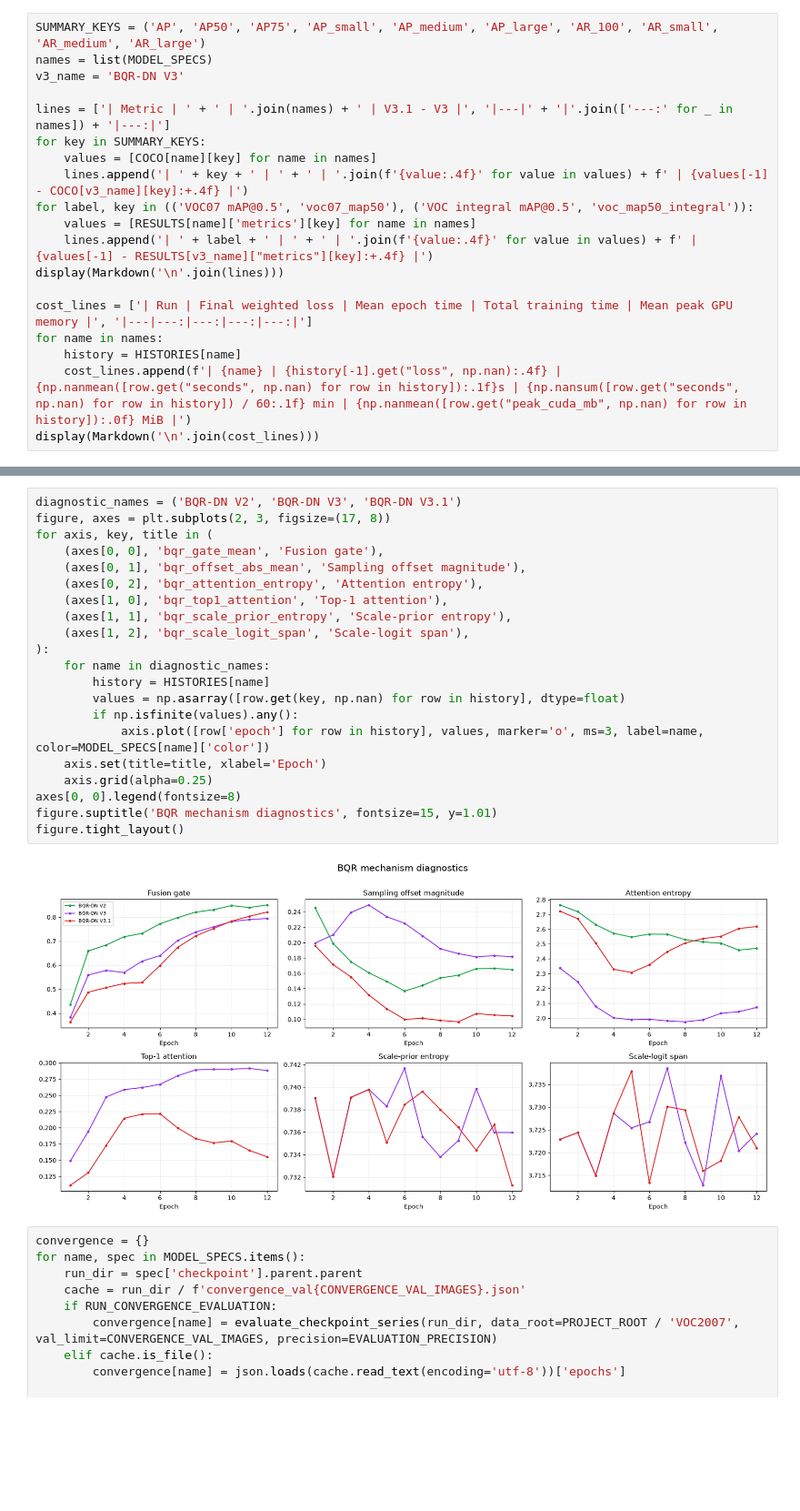
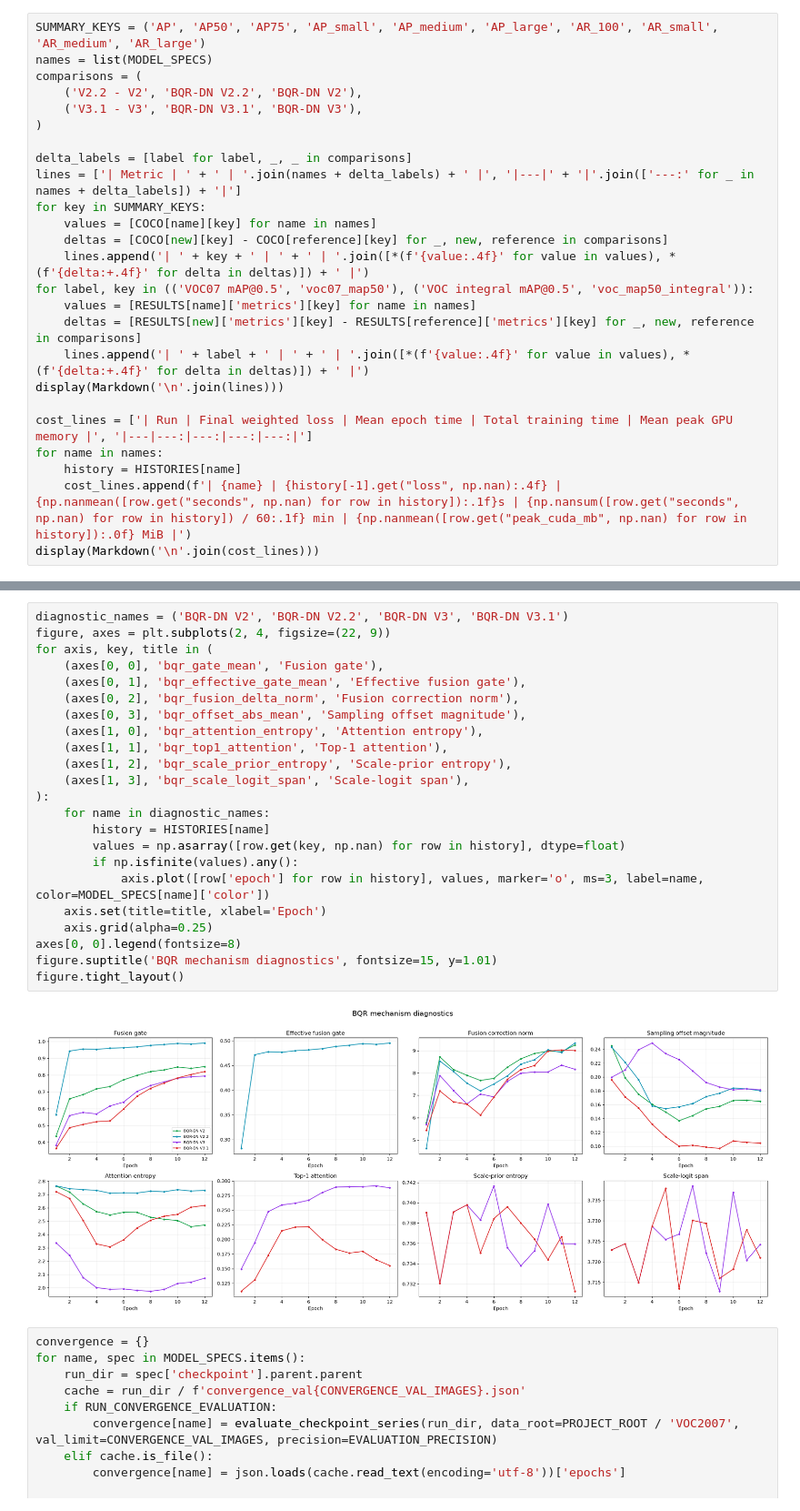
Before and after one commit to junhyun111/BQR_DETR, a Jupyter notebook: notebooks/03_compare.ipynb, the cells around one changed output, grey strips where cells are left out. Shown at 91% size. Drawn from its saved outputs; the diff is of its cells as text; blank space fills up the shorter version.

```diff
--- a/notebooks/03_compare.ipynb
+++ b/notebooks/03_compare.ipynb
@@ -112,15 +114,21 @@ BQR-DN V3.1         validation=2510  epochs=12
 # %%
 SUMMARY_KEYS = ('AP', 'AP50', 'AP75', 'AP_small', 'AP_medium', 'AP_large', 'AR_100', 'AR_small', 'AR_medium', 'AR_large')
 names = list(MODEL_SPECS)
-v3_name = 'BQR-DN V3'
+comparisons = (
+    ('V2.2 - V2', 'BQR-DN V2.2', 'BQR-DN V2'),
+    ('V3.1 - V3', 'BQR-DN V3.1', 'BQR-DN V3'),
+)
 
-lines = ['| Metric | ' + ' | '.join(names) + ' | V3.1 - V3 |', '|---|' + '|'.join(['---:' for _ in names]) + '|---:|']
+delta_labels = [label for label, _, _ in comparisons]
+lines = ['| Metric | ' + ' | '.join(names + delta_labels) + ' |', '|---|' + '|'.join(['---:' for _ in names + delta_labels]) + '|']
 for key in SUMMARY_KEYS:
     values = [COCO[name][key] for name in names]
-    lines.append('| ' + key + ' | ' + ' | '.join(f'{value:.4f}' for value in values) + f' | {values[-1] - COCO[v3_name][key]:+.4f} |')
+    deltas = [COCO[new][key] - COCO[reference][key] for _, new, reference in comparisons]
+    lines.append('| ' + key + ' | ' + ' | '.join([*(f'{value:.4f}' for value in values), *(f'{delta:+.4f}' for delta in deltas)]) + ' |')
 for label, key in (('VOC07 mAP@0.5', 'voc07_map50'), ('VOC integral mAP@0.5', 'voc_map50_integral')):
     values = [RESULTS[name]['metrics'][key] for name in names]
-    lines.append('| ' + label + ' | ' + ' | '.join(f'{value:.4f}' for value in values) + f' | {values[-1] - RESULTS[v3_name]["metrics"][key]:+.4f} |')
+    deltas = [RESULTS[new]['metrics'][key] - RESULTS[reference]['metrics'][key] for _, new, reference in comparisons]
+    lines.append('| ' + label + ' | ' + ' | '.join([*(f'{value:.4f}' for value in values), *(f'{delta:+.4f}' for delta in deltas)]) + ' |')
 display(Markdown('\n'.join(lines)))
 
 cost_lines = ['| Run | Final weighted loss | Mean epoch time | Total training time | Mean peak GPU memory |', '|---|---:|---:|---:|---:|']
@@ -224,26 +233,28 @@ figure.tight_layout()
 # %%
-diagnostic_names = ('BQR-DN V2', 'BQR-DN V3', 'BQR-DN V3.1')
-figure, axes = plt.subplots(2, 3, figsize=(17, 8))
+diagnostic_names = ('BQR-DN V2', 'BQR-DN V2.2', 'BQR-DN V3', 'BQR-DN V3.1')
+figure, axes = plt.subplots(2, 4, figsize=(22, 9))
 for axis, key, title in (
     (axes[0, 0], 'bqr_gate_mean', 'Fusion gate'),
-    (axes[0, 1], 'bqr_offset_abs_mean', 'Sampling offset magnitude'),
-    (axes[0, 2], 'bqr_attention_entropy', 'Attention entropy'),
-    (axes[1, 0], 'bqr_top1_attention', 'Top-1 attention'),
-    (axes[1, 1], 'bqr_scale_prior_entropy', 'Scale-prior entropy'),
-    (axes[1, 2], 'bqr_scale_logit_span', 'Scale-logit span'),
+    (axes[0, 1], 'bqr_effective_gate_mean', 'Effective fusion gate'),
+    (axes[0, 2], 'bqr_fusion_delta_norm', 'Fusion correction norm'),
+    (axes[0, 3], 'bqr_offset_abs_mean', 'Sampling offset magnitude'),
+    (axes[1, 0], 'bqr_attention_entropy', 'Attention entropy'),
+    (axes[1, 1], 'bqr_top1_attention', 'Top-1 attention'),
+    (axes[1, 2], 'bqr_scale_prior_entropy', 'Scale-prior entropy'),
+    (axes[1, 3], 'bqr_scale_logit_span', 'Scale-logit span'),
 ):
     for name in diagnostic_names:
         history = HISTORIES[name]
         values = np.asarray([row.get(key, np.nan) for row in history], dtype=float)
         if np.isfinite(values).any():
             axis.plot([row['epoch'] for row in history], values, marker='o', ms=3, label=name, color=MODEL_SPECS[name]['color'])
     axis.set(title=title, xlabel='Epoch')
     axis.grid(alpha=0.25)
 axes[0, 0].legend(fontsize=8)
 figure.suptitle('BQR mechanism diagnostics', fontsize=15, y=1.01)
 figure.tight_layout()
 # %% [output]
-[figure, old version]
+[figure, new version]
 # %%
 convergence = {}
 for name, spec in MODEL_SPECS.items():
```
Also changed, not shown: parts of 12 cells of this notebook, 20 other files.
